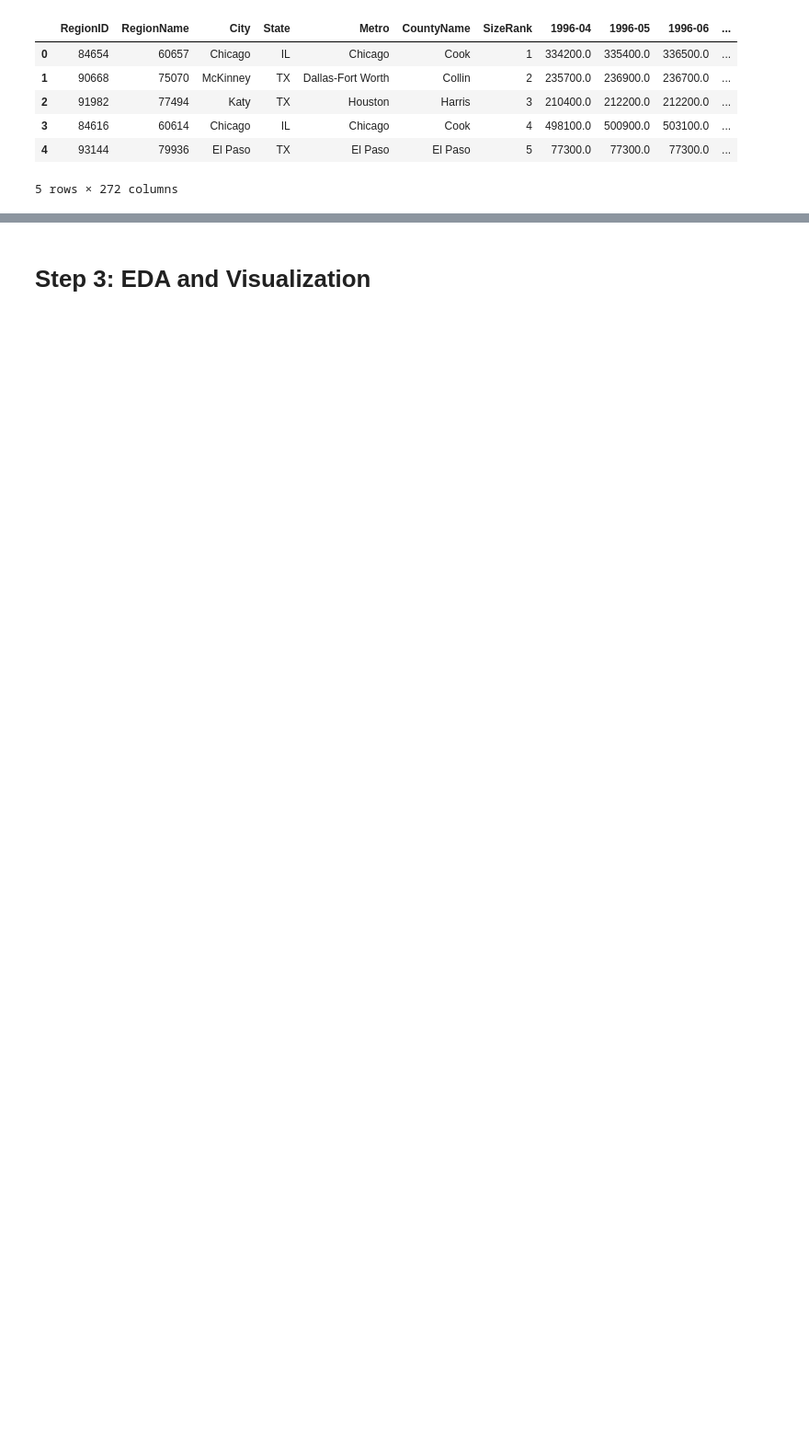
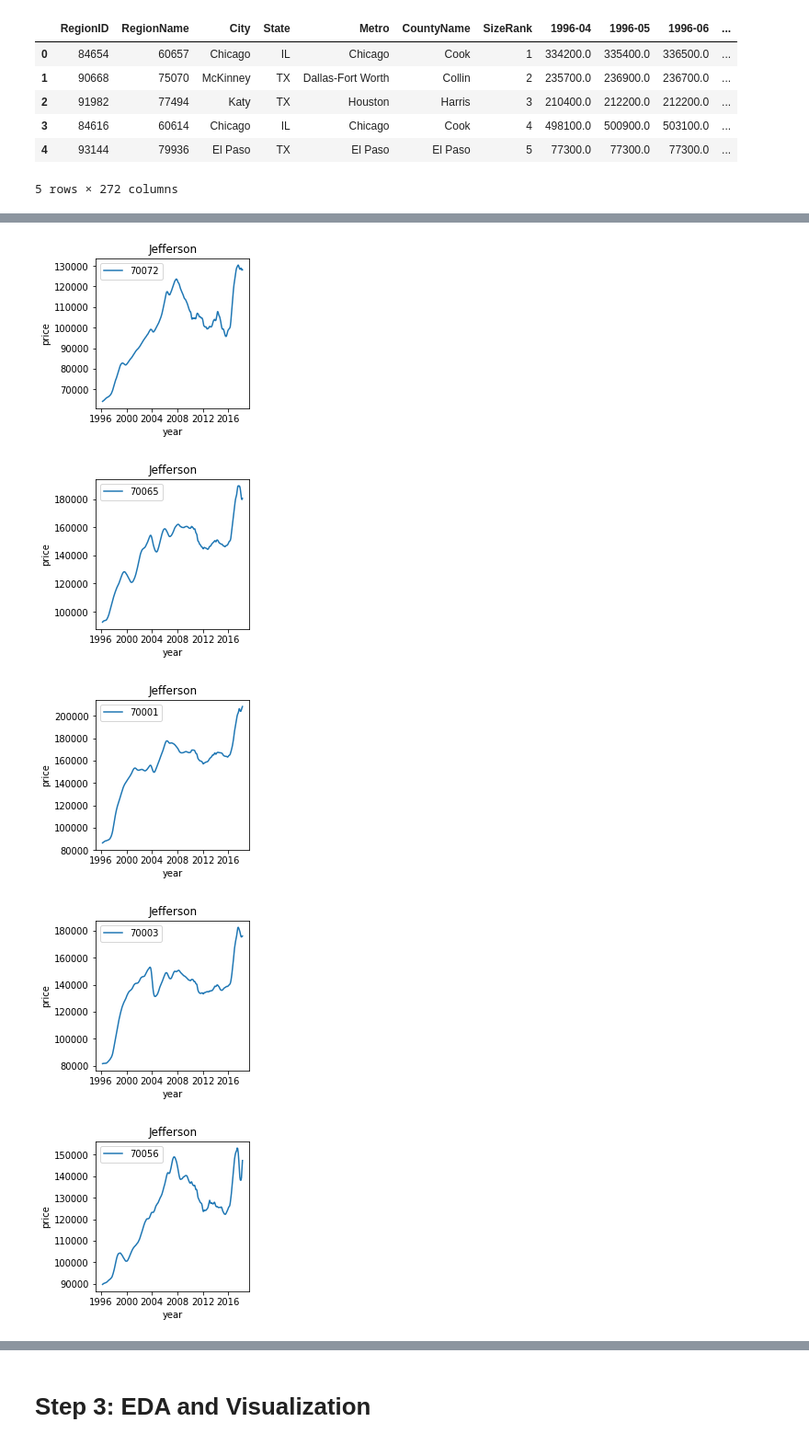
Before and after one commit to laurenliz22/Module_4_Project, a Jupyter notebook: dsc-mod-4-project-online-ds-ft-081219/mod_4_starter_notebook.ipynb, the cells around one changed output, grey strips where cells are left out. Shown: that part at 92% size. Drawn from its saved outputs; the diff is of its cells as text; code cells hidden in the pictures; blank space fills up the shorter version.

```diff
--- a/dsc-mod-4-project-online-ds-ft-081219/mod_4_starter_notebook.ipynb
+++ b/dsc-mod-4-project-online-ds-ft-081219/mod_4_starter_notebook.ipynb
@@ -73,0 +181,8 @@ def get_datetimes(df):
+# %%
+graph('Jefferson')
+# %% [output]
+[figure, added]
+[figure, added]
+[figure, added]
+[figure, added]
+[figure, added]
```
Also changed, not shown: parts of 55 cells of this notebook, 5 other files.
